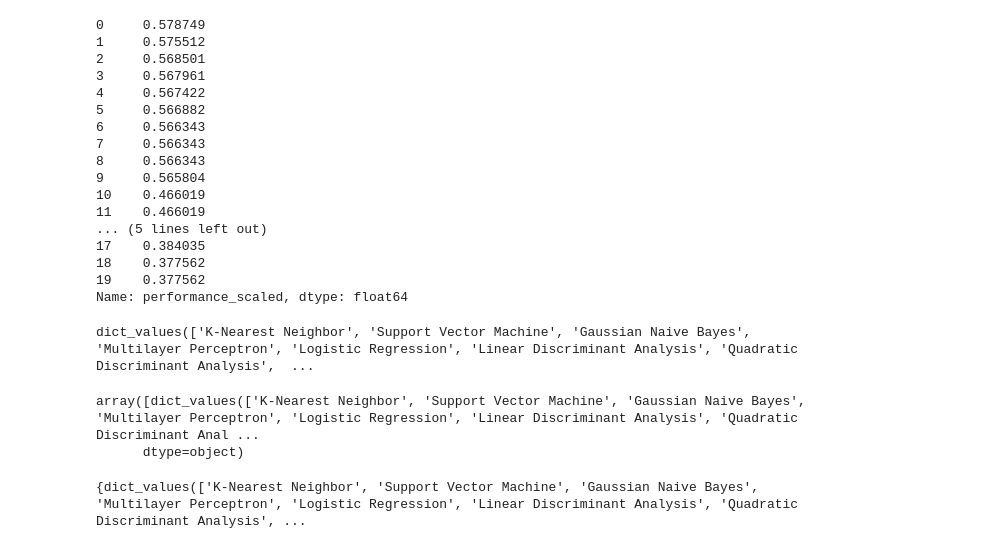
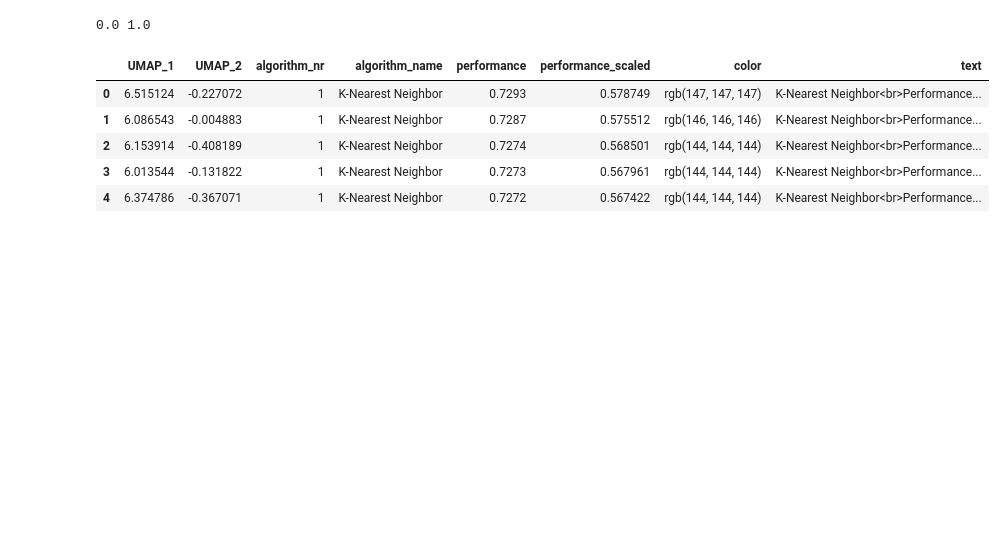
Before and after one commit to iploshchik/MetaStackVis, a Jupyter notebook: temp.ipynb, the cells around one changed output. Saved outputs shown, nothing was run; the diff lists cells and outputs as text; code cells hidden in the pictures; blank space fills up the shorter version.

```diff
--- a/temp.ipynb
+++ b/temp.ipynb
@@ -45,26 +44,19 @@ df.head()
 # %%
 # re-scale df.performance in scale from 0 to 1 and save as new column
 min_max_scaler = preprocessing.MinMaxScaler()
-df['performance_scaled'] = min_max_scaler.fit_transform(df['performance'].values.reshape(-1,1))
+# run min_max_scaler om df.perfromance_scaled in range 0 to 255
+df_umap['performance_scaled'] = min_max_scaler.fit_transform(df_umap['performance'].values.reshape(-1,1))
+# print min and max performance
+print(df_umap['performance_scaled'].min(), df_umap['performance_scaled'].max())
+df_umap['color'] = df_umap['performance_scaled'].apply(lambda x: 'rgba(' + str(int(x*255)) + ', '+
+            str(int(x*255)) + ', '+ str(int(x*255)) + ', 1)')
+df_umap['text'] = df_umap['algorithm_name'] + '<br>' + 'Performance: ' + df_umap['performance'].astype(str)
+df_umap.head()
 # %% [output]
-0     0.578749
-1     0.575512
-2     0.568501
-3     0.567961
-4     0.567422
-5     0.566882
-6     0.566343
-7     0.566343
-8     0.566343
-9     0.565804
-10    0.466019
-11    0.466019
-... (5 lines left out)
-17    0.384035
-18    0.377562
-19    0.377562
-Name: performance_scaled, dtype: float64
+0.0 1.0
+|  | UMAP_1 | UMAP_2 | algorithm_nr | algorithm_name | performance | performance_scaled | color | text |
+| 0 | 6.515124 | -0.227072 | 1 | K-Nearest Neighbor | 0.7293 | 0.578749 | rgb(147, 147, 147) | K-Nearest Neighbor<br>Performance... |
+| 1 | 6.086543 | -0.004883 | 1 | K-Nearest Neighbor | 0.7287 | 0.575512 | rgb(146, 146, 146) | K-Nearest Neighbor<br>Performance... |
+| 2 | 6.153914 | -0.408189 | 1 | K-Nearest Neighbor | 0.7274 | 0.568501 | rgb(144, 144, 144) | K-Nearest Neighbor<br>Performance... |
+| 3 | 6.013544 | -0.131822 | 1 | K-Nearest Neighbor | 0.7273 | 0.567961 | rgb(144, 144, 144) | K-Nearest Neighbor<br>Performance... |
+| 4 | 6.374786 | -0.367071 | 1 | K-Nearest Neighbor | 0.7272 | 0.567422 | rgb(144, 144, 144) | K-Nearest Neighbor<br>Performance... |
-# %%
-algos.values()
-# %% [output]
-dict_values(['K-Nearest Neighbor', 'Support Vector Machine', 'Gaussian Naive Bayes', 'Multilayer Perceptron', 'Logistic Regression', 'Linear Discriminant Analysis', 'Quadratic Discriminant Analysis',  ...
@@ -73,5 +62,0 @@ algos_unique = np.unique(algos.values())
-# %%
-algos_unique
-# %% [output]
-array([dict_values(['K-Nearest Neighbor', 'Support Vector Machine', 'Gaussian Naive Bayes', 'Multilayer Perceptron', 'Logistic Regression', 'Linear Discriminant Analysis', 'Quadratic Discriminant Anal ...
-      dtype=object)
@@ -80,4 +62,0 @@ d = dict(zip(algos_unique, np.arange(len(algos_unique))))
-# %%
-d
-# %% [output]
-{dict_values(['K-Nearest Neighbor', 'Support Vector Machine', 'Gaussian Naive Bayes', 'Multilayer Perceptron', 'Logistic Regression', 'Linear Discriminant Analysis', 'Quadratic Discriminant Analysis', ...
```
Also changed, not shown: parts of 8 cells of this notebook, 1 other file.
